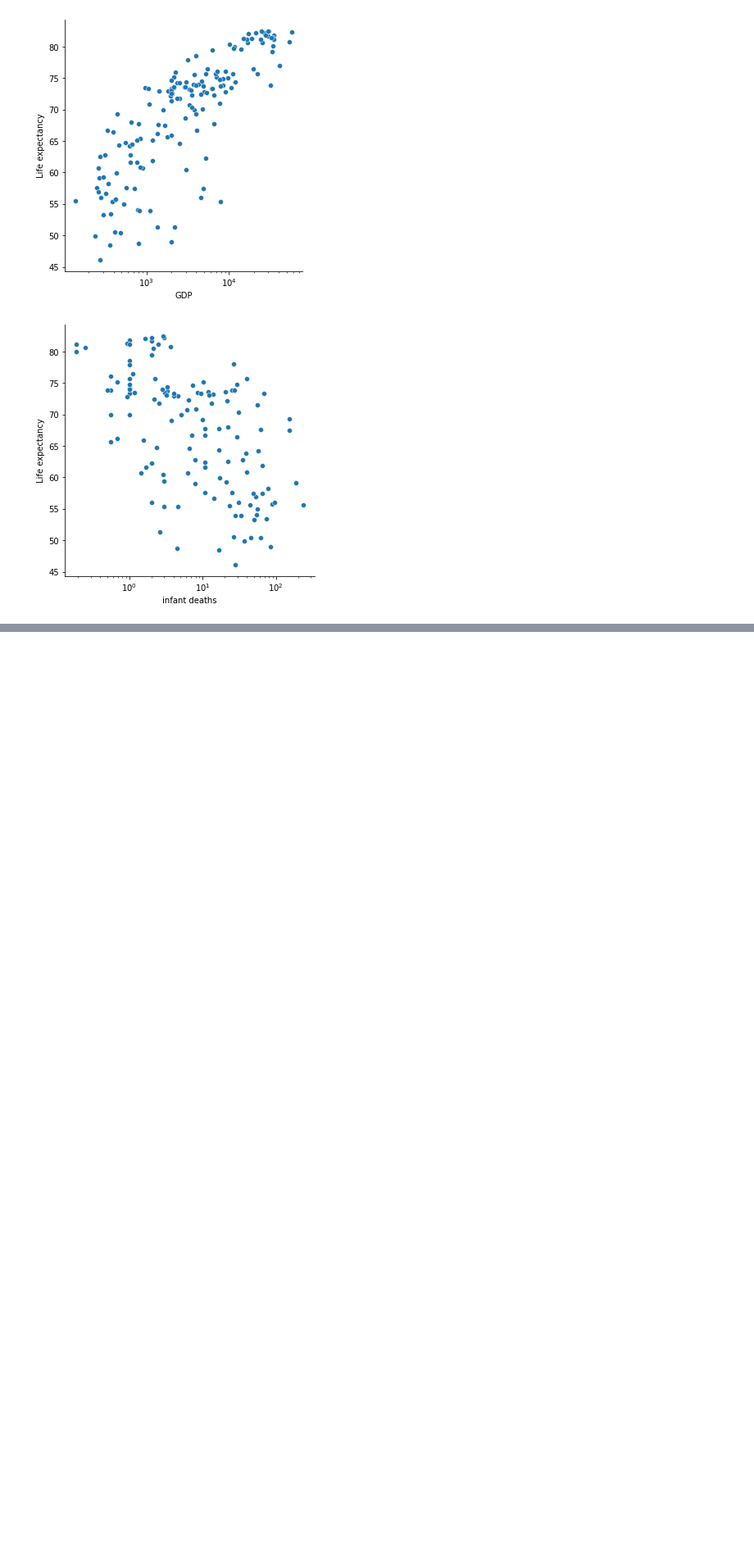
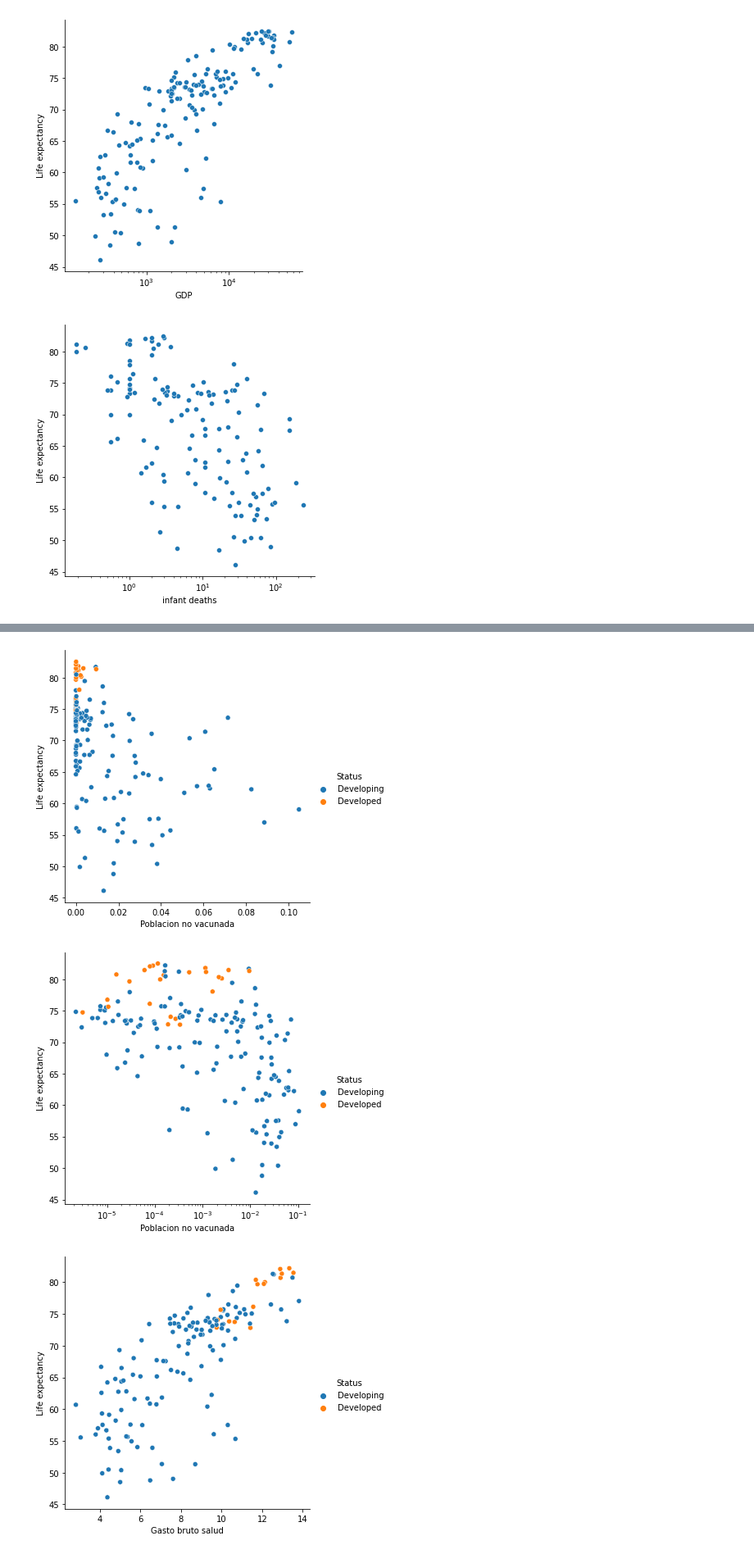
Before and after one commit to iglosiggio/metnum-tp3, a Jupyter notebook: notebooks/analisis_exploratorio_de_datos.ipynb, the cells around one changed output, grey strips where cells are left out. Shown at 82% size. Drawn from its saved outputs; the diff is of its cells as text; code cells hidden in the pictures; blank space fills up the shorter version.

```diff
--- a/notebooks/analisis_exploratorio_de_datos.ipynb
+++ b/notebooks/analisis_exploratorio_de_datos.ipynb
@@ -350,0 +417,22 @@ print(tablita.to_latex(index=False))
+# %%
+sns.relplot(data=df, x='Poblacion no vacunada', y="Life expectancy", hue="Status")
+plt.savefig('relplot_life_expectancy_vs_Poblacion_vacunada.pdf')
+plt.show()
+
+a = sns.relplot(data=df, x='Poblacion no vacunada', y="Life expectancy", hue="Status")
+a.set(xscale="log")
+plt.savefig('relplot_life_expectancy_vs_Poblacion_vacunada_log.pdf')
+plt.show()
+
+sns.relplot(data=df, x='Gasto bruto salud', y="Life expectancy", hue="Status")
+plt.savefig('relplot_life_expectancy_vs_Gasto_bruto_salud.pdf')
+plt.show()
+
+a = sns.relplot(data=df, x='Gasto bruto salud', y="Life expectancy", hue="Status")
+a.set(xscale="log")
+plt.savefig('relplot_life_expectancy_vs_Gasto_bruto_salud_log.pdf')
+plt.show()
+# %% [output]
+[figure, added]
+[figure, added]
+[figure, added]
```
Also changed, not shown: parts of 12 cells of this notebook.
